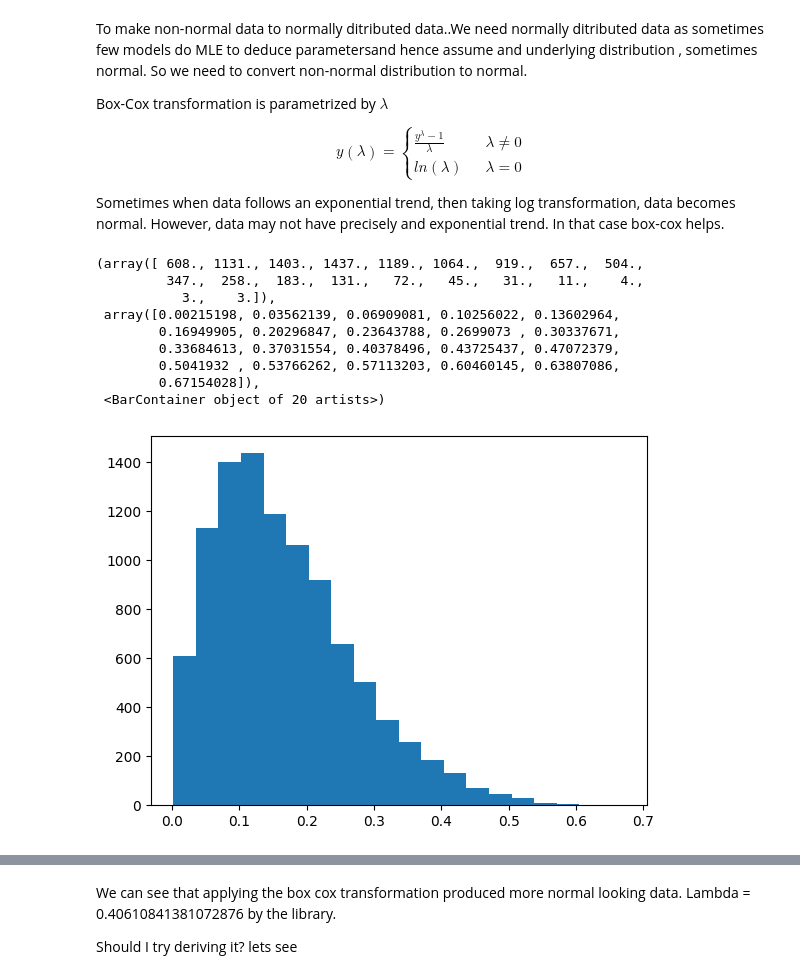
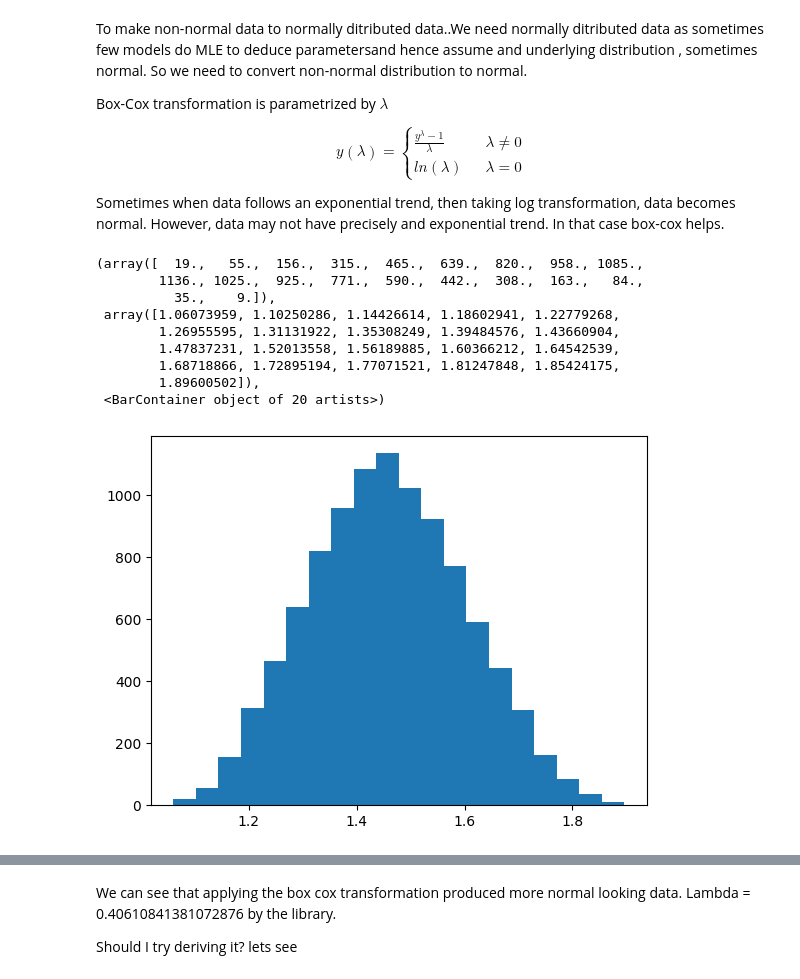
Before and after one commit to jaivrat/time-series, a Jupyter notebook: t-series-python/03-BoxCox.ipynb, the cells around one changed output, grey strips where cells are left out. Drawn from its saved outputs; the diff is of its cells as text; code cells hidden in the pictures.

```diff
--- a/t-series-python/03-BoxCox.ipynb
+++ b/t-series-python/03-BoxCox.ipynb
@@ -19,22 +19,22 @@ Sometimes when data follows an exponential trend, then taking log transformation
 
 import numpy as np
 np.random.seed(144)
-x_beta = np.random.beta (a=2, b = 10, size = 10000)
+x_data = 1.0 + np.random.beta (a=5, b = 6, size = 10000)
 # %%
 import matplotlib
 import matplotlib.pyplot as plt
-matplotlib.pyplot.hist(x_beta, bins=20)
+matplotlib.pyplot.hist(x_data, bins=20)
 # %% [output]
-(array([ 608., 1131., 1403., 1437., 1189., 1064.,  919.,  657.,  504.,
-         347.,  258.,  183.,  131.,   72.,   45.,   31.,   11.,    4.,
-           3.,    3.]),
- array([0.00215198, 0.03562139, 0.06909081, 0.10256022, 0.13602964,
-        0.16949905, 0.20296847, 0.23643788, 0.2699073 , 0.30337671,
-        0.33684613, 0.37031554, 0.40378496, 0.43725437, 0.47072379,
-        0.5041932 , 0.53766262, 0.57113203, 0.60460145, 0.63807086,
-        0.67154028]),
+(array([  19.,   55.,  156.,  315.,  465.,  639.,  820.,  958., 1085.,
+        1136., 1025.,  925.,  771.,  590.,  442.,  308.,  163.,   84.,
+          35.,    9.]),
+ array([1.06073959, 1.10250286, 1.14426614, 1.18602941, 1.22779268,
+        1.26955595, 1.31131922, 1.35308249, 1.39484576, 1.43660904,
+        1.47837231, 1.52013558, 1.56189885, 1.60366212, 1.64542539,
+        1.68718866, 1.72895194, 1.77071521, 1.81247848, 1.85424175,
+        1.89600502]),
  <BarContainer object of 20 artists>)
-[figure, old version]
+[figure, new version]
 # %%
 ## Let us do box cox transform
 lambda_ = 0.8
```
Also changed, not shown: parts of 24 cells of this notebook.
